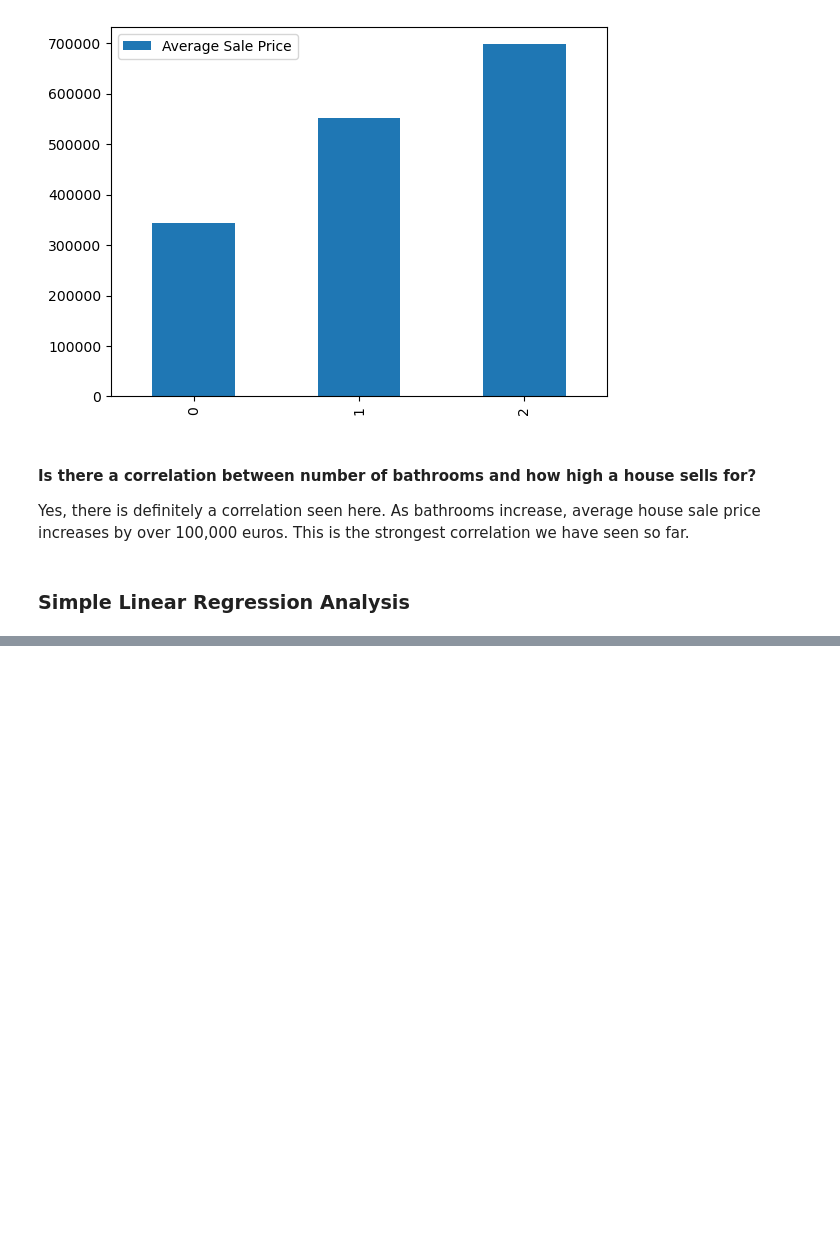
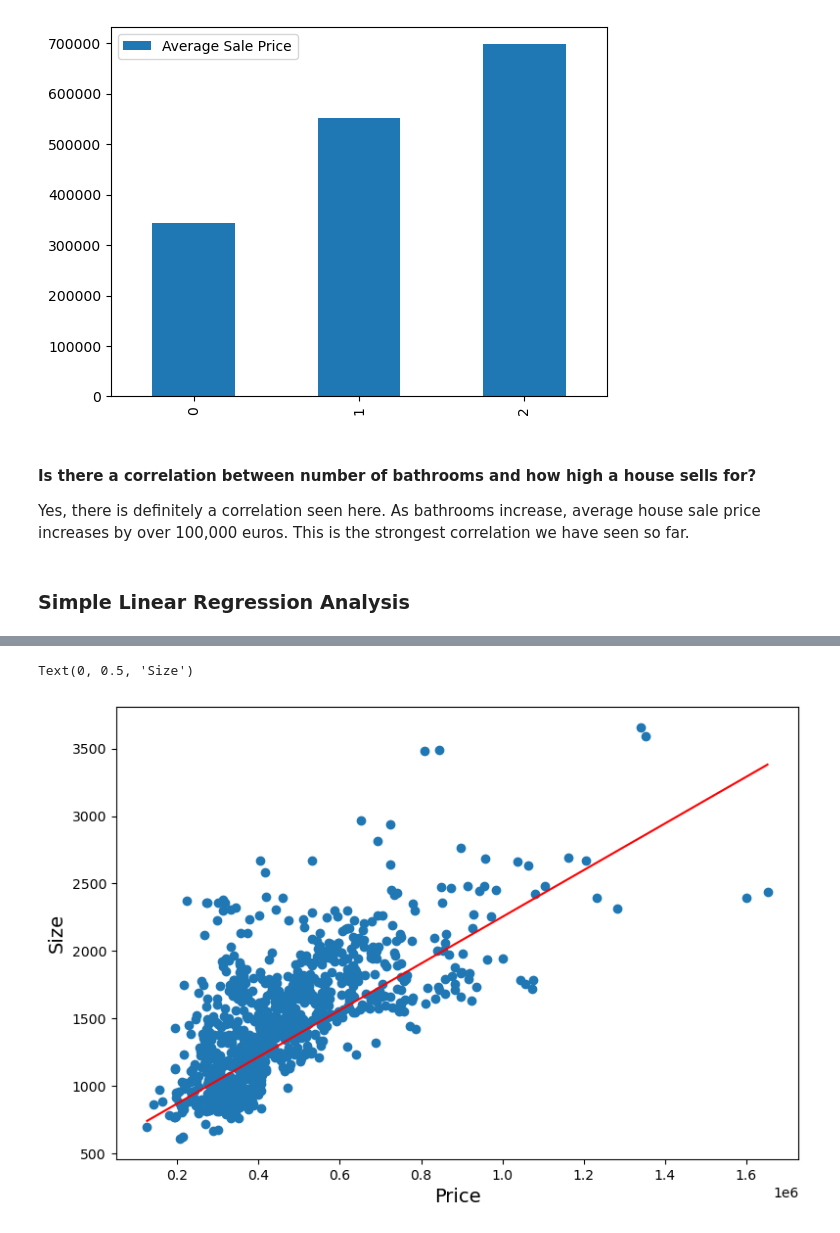
Before and after one commit to dandex200/Data_Science_Python, a Jupyter notebook: Assignment 2/Task3.ipynb, the cells around one changed output, grey strips where cells are left out. Drawn from its saved outputs; the diff is of its cells as text; code cells hidden in the pictures; blank space fills up the shorter version.

```diff
--- a/Assignment 2/Task3.ipynb
+++ b/Assignment 2/Task3.ipynb
@@ -468,0 +502,20 @@ LinearRegression()
+# %%
+#Numeric Analysis #2 Linear Regression: Size
+
+x = df_price_size[["Price"]].values
+y = df_price_size[["Size"]].values
+
+model = LinearRegression()
+model.fit(x, y)
+
+plt.figure(figsize=(9,6))
+plt.scatter(x, y)
+# plot the regression line
+m = model.coef_[0]
+b = model.intercept_
+plt.plot([min(x), max(x)], [b, m*max(x) + b], 'r')
+plt.xlabel('Price', fontsize=14)
+plt.ylabel('Size', fontsize=14)
+# %% [output]
+Text(0, 0.5, 'Size')
+[figure, added]
```
Also changed, not shown: parts of 5 cells of this notebook, 2 other files.
